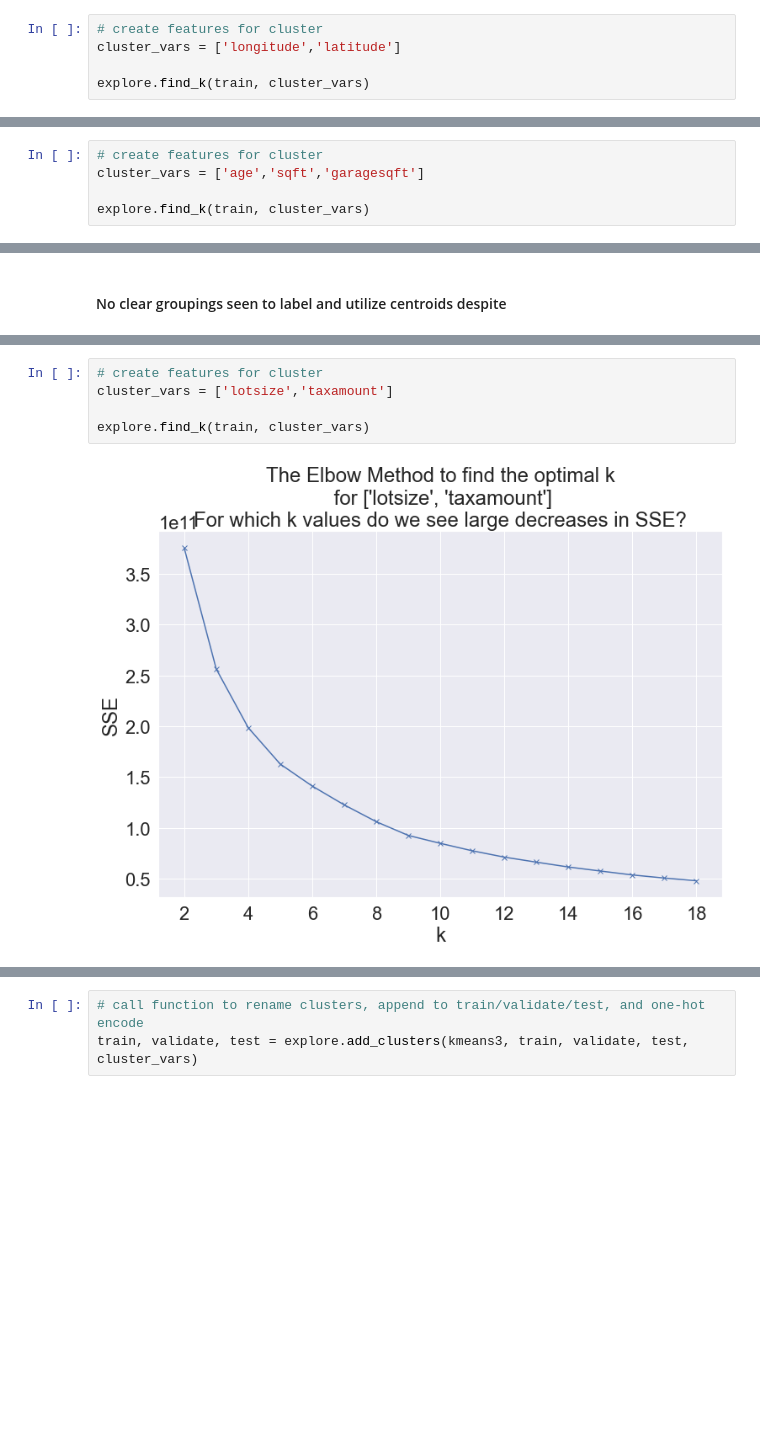
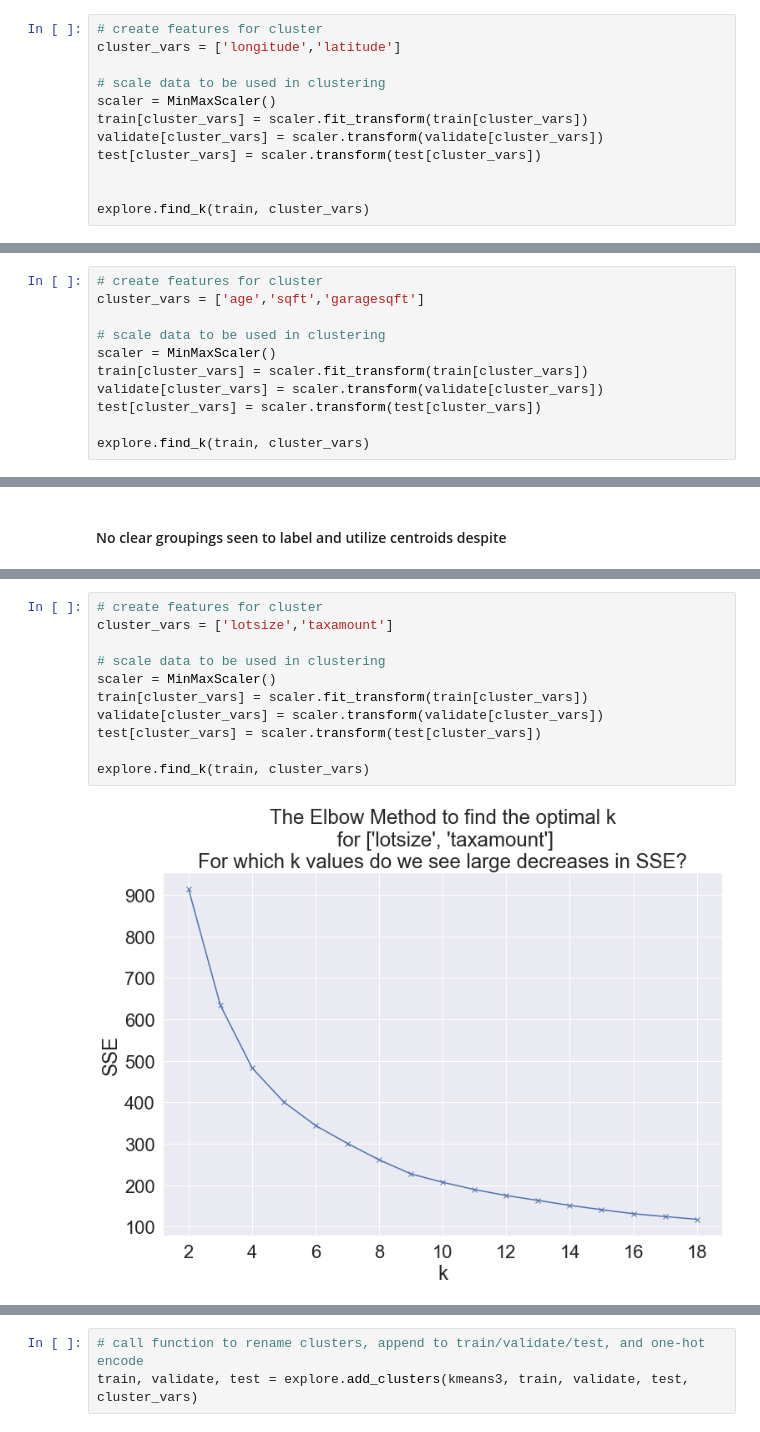
Before and after one commit to Codeup-Joe-Dan/zillow_clustering, a Jupyter notebook: final_notebook.ipynb, the cells around one changed output, grey strips where cells are left out. Drawn from its saved outputs; the diff is of its cells as text; blank space fills up the shorter version.

```diff
--- a/final_notebook.ipynb
+++ b/final_notebook.ipynb
@@ -139,5 +139,12 @@ We reject the Null Hypothesis
 # create features for cluster
 cluster_vars = ['longitude','latitude']
 
+# scale data to be used in clustering
+scaler = MinMaxScaler()
+train[cluster_vars] = scaler.fit_transform(train[cluster_vars])
+validate[cluster_vars] = scaler.transform(validate[cluster_vars])
+test[cluster_vars] = scaler.transform(test[cluster_vars])
+
+
 explore.find_k(train, cluster_vars)
 # %% [output]
@@ -175,5 +182,11 @@ We reject the Null Hypothesis
 # create features for cluster
 cluster_vars = ['age','sqft','garagesqft']
 
+# scale data to be used in clustering
+scaler = MinMaxScaler()
+train[cluster_vars] = scaler.fit_transform(train[cluster_vars])
+validate[cluster_vars] = scaler.transform(validate[cluster_vars])
+test[cluster_vars] = scaler.transform(test[cluster_vars])
+
 explore.find_k(train, cluster_vars)
 # %% [output]
@@ -208,10 +221,16 @@ We reject the Null Hypothesis
 # %%
 # create features for cluster
 cluster_vars = ['lotsize','taxamount']
 
+# scale data to be used in clustering
+scaler = MinMaxScaler()
+train[cluster_vars] = scaler.fit_transform(train[cluster_vars])
+validate[cluster_vars] = scaler.transform(validate[cluster_vars])
+test[cluster_vars] = scaler.transform(test[cluster_vars])
+
 explore.find_k(train, cluster_vars)
 # %% [output]
-[figure, old version]
+[figure, new version]
 # %%
 # set k and name cluster
 k=4
```
Also changed, not shown: parts of 13 cells of this notebook, 1 other file.
